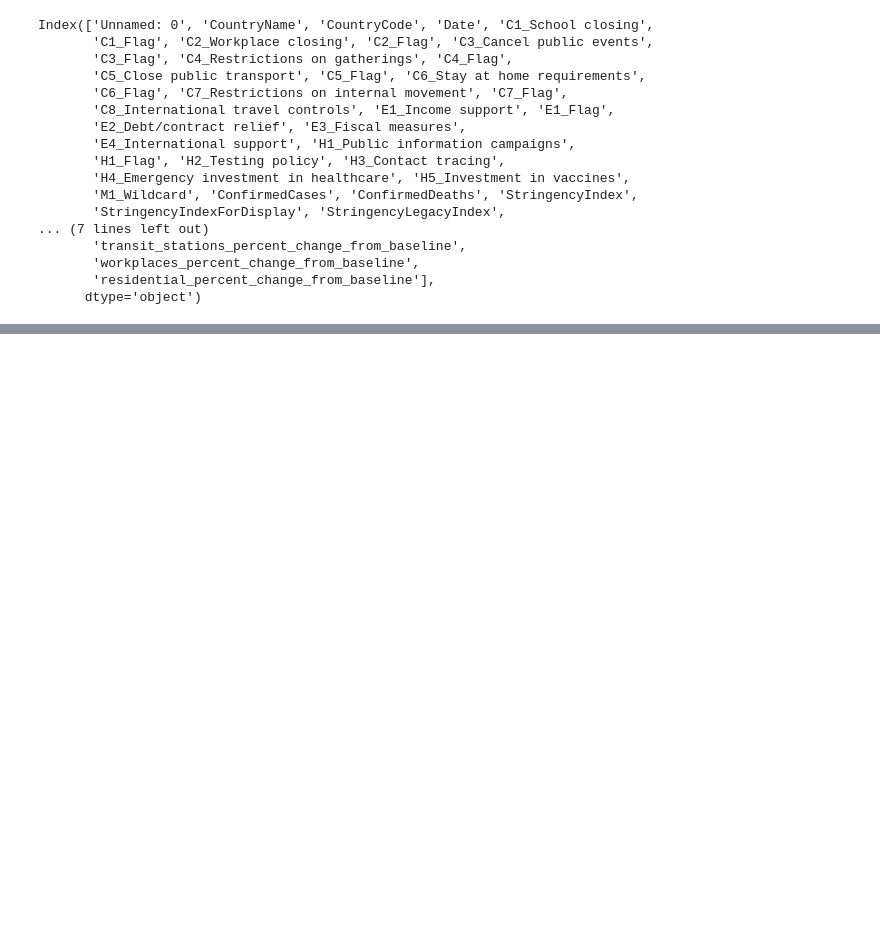
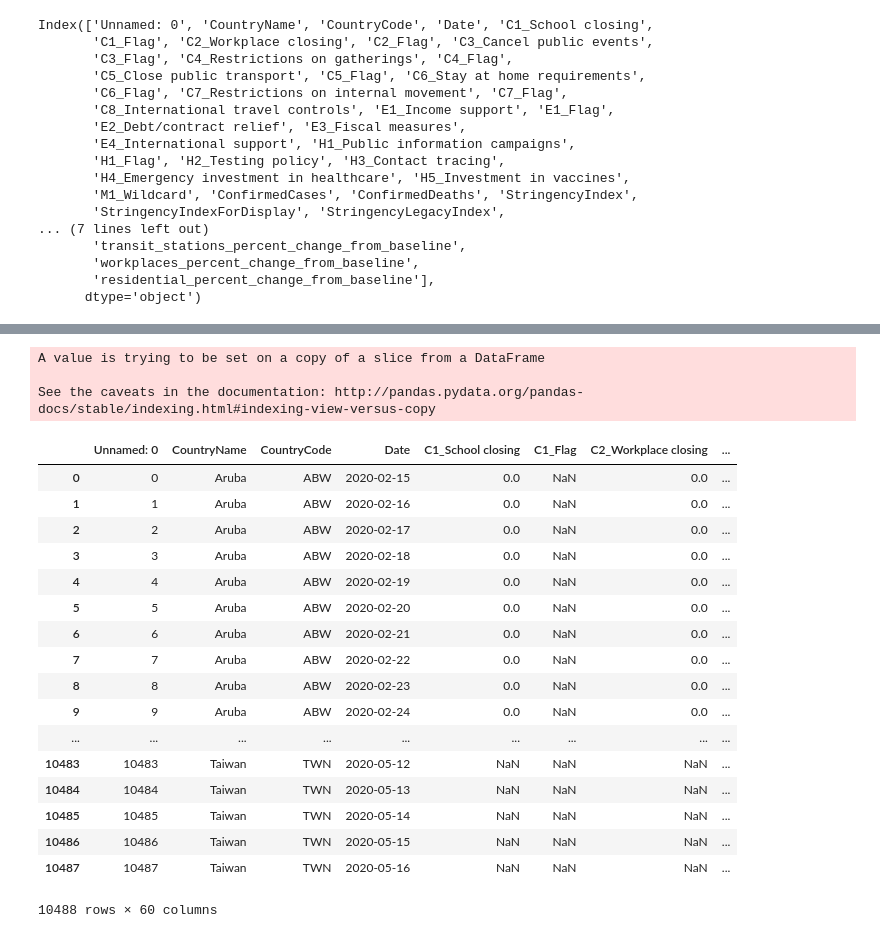
Before and after one commit to thomasundo2/covid-policy-analysis, a Jupyter notebook: nm_analysis/Untitled.ipynb, the cells around one changed output, grey strips where cells are left out. Saved outputs shown, nothing was run; the diff lists cells and outputs as text; code cells hidden in the pictures; blank space fills up the shorter version.

```diff
--- a/nm_analysis/Untitled.ipynb
+++ b/nm_analysis/Untitled.ipynb
@@ -386,0 +436,30 @@ master_df['workplaces_percent_change_from_baseline'][master_df['CountryName'] ==
+# %%
+master_df['Day'] = 0
+for cc in master_df['CountryCode'].unique():
+    index = master_df['Unnamed: 0'][master_df['CountryCode'] == cc]
+    start = index.iloc[0]
+    days = index.apply(lambda x: x - start)
+    master_df['Day'][master_df['CountryCode'] == cc] = days
+master_df
+# %% [output]
+A value is trying to be set on a copy of a slice from a DataFrame
+
+See the caveats in the documentation: http://pandas.pydata.org/pandas-docs/stable/indexing.html#indexing-view-versus-copy
+|  | Unnamed: 0 | CountryName | CountryCode | Date | C1_School closing | C1_Flag | C2_Workplace closing | ... |
+| 0 | 0 | Aruba | ABW | 2020-02-15 | 0.0 | NaN | 0.0 | ... |
+| 1 | 1 | Aruba | ABW | 2020-02-16 | 0.0 | NaN | 0.0 | ... |
+| 2 | 2 | Aruba | ABW | 2020-02-17 | 0.0 | NaN | 0.0 | ... |
+| 3 | 3 | Aruba | ABW | 2020-02-18 | 0.0 | NaN | 0.0 | ... |
+| 4 | 4 | Aruba | ABW | 2020-02-19 | 0.0 | NaN | 0.0 | ... |
+| 5 | 5 | Aruba | ABW | 2020-02-20 | 0.0 | NaN | 0.0 | ... |
+| 6 | 6 | Aruba | ABW | 2020-02-21 | 0.0 | NaN | 0.0 | ... |
+| 7 | 7 | Aruba | ABW | 2020-02-22 | 0.0 | NaN | 0.0 | ... |
+| 8 | 8 | Aruba | ABW | 2020-02-23 | 0.0 | NaN | 0.0 | ... |
+| 9 | 9 | Aruba | ABW | 2020-02-24 | 0.0 | NaN | 0.0 | ... |
+| ... | ... | ... | ... | ... | ... | ... | ... | ... |
+| 10483 | 10483 | Taiwan | TWN | 2020-05-12 | NaN | NaN | NaN | ... |
+| 10484 | 10484 | Taiwan | TWN | 2020-05-13 | NaN | NaN | NaN | ... |
+| 10485 | 10485 | Taiwan | TWN | 2020-05-14 | NaN | NaN | NaN | ... |
+| 10486 | 10486 | Taiwan | TWN | 2020-05-15 | NaN | NaN | NaN | ... |
+| 10487 | 10487 | Taiwan | TWN | 2020-05-16 | NaN | NaN | NaN | ... |
+10488 rows × 60 columns
```
Also changed, not shown: parts of 19 cells of this notebook, 1 other file.
